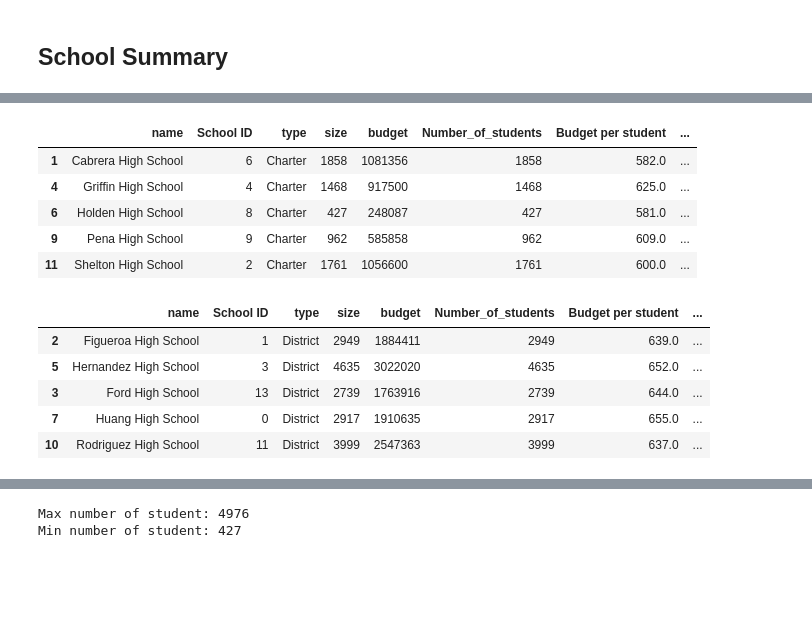
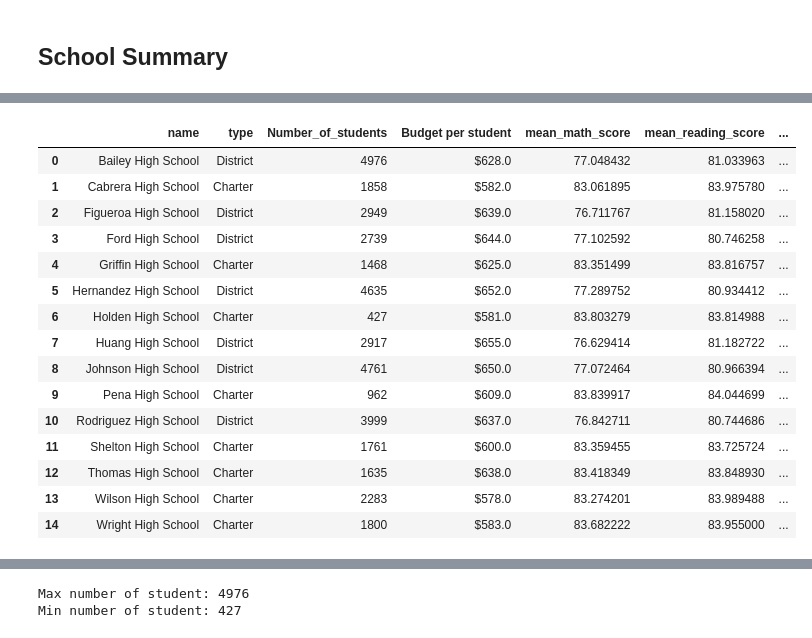
Before and after one commit to paulgarias/pandasHW4, a Jupyter notebook: PyCitySchools/PyCitySchools_Notebook.ipynb, the cells around one changed output, grey strips where cells are left out. Cells and saved outputs as stored; diff of their text form; code cells hidden in the pictures; blank space fills up the shorter version.

```diff
--- a/PyCitySchools/PyCitySchools_Notebook.ipynb
+++ b/PyCitySchools/PyCitySchools_Notebook.ipynb
@@ -86,9 +64,0 @@ df_schools_top = df_schools_4.sort_values('Overall Passing Rate',ascending=False
-# %%
-df_schools_top.head(5)
-# %% [output]
-|  | name | School ID | type | size | budget | Number_of_students | Budget per student | ... |
-| 1 | Cabrera High School | 6 | Charter | 1858 | 1081356 | 1858 | 582.0 | ... |
-| 4 | Griffin High School | 4 | Charter | 1468 | 917500 | 1468 | 625.0 | ... |
-| 6 | Holden High School | 8 | Charter | 427 | 248087 | 427 | 581.0 | ... |
-| 9 | Pena High School | 9 | Charter | 962 | 585858 | 962 | 609.0 | ... |
-| 11 | Shelton High School | 2 | Charter | 1761 | 1056600 | 1761 | 600.0 | ... |
@@ -97,9 +65,26 @@ df_schools_bottom = df_schools_4.sort_values('Overall Passing Rate')
-# %%
-df_schools_bottom.head()
-# %% [output]
-|  | name | School ID | type | size | budget | Number_of_students | Budget per student | ... |
-| 2 | Figueroa High School | 1 | District | 2949 | 1884411 | 2949 | 639.0 | ... |
-| 5 | Hernandez High School | 3 | District | 4635 | 3022020 | 4635 | 652.0 | ... |
-| 3 | Ford High School | 13 | District | 2739 | 1763916 | 2739 | 644.0 | ... |
-| 7 | Huang High School | 0 | District | 2917 | 1910635 | 2917 | 655.0 | ... |
-| 10 | Rodriguez High School | 11 | District | 3999 | 2547363 | 3999 | 637.0 | ... |
+# %%
+list_of_items =['name','type','Number_of_students','Budget per student','mean_math_score','mean_reading_score','Percentage_passing_math','Percentage_passing_reading','Overall Passing Rate']
+schools_summary = df_schools_4.copy()
+schools_summary = schools_summary[list_of_items]
+schools_summary['Percentage_passing_math'] = schools_summary['Percentage_passing_math'].map('{:4.2f}%'.format)
+schools_summary['Percentage_passing_reading'] = schools_summary['Percentage_passing_reading'].map('{:4.2f}%'.format)
+schools_summary['Overall Passing Rate'] = schools_summary['Overall Passing Rate'].map('{:4.2f}%'.format)
+schools_summary['Budget per student'] = schools_summary['Budget per student'].map('${:,}'.format)
+schools_summary
+# %% [output]
+|  | name | type | Number_of_students | Budget per student | mean_math_score | mean_reading_score | ... |
+| 0 | Bailey High School | District | 4976 | $628.0 | 77.048432 | 81.033963 | ... |
+| 1 | Cabrera High School | Charter | 1858 | $582.0 | 83.061895 | 83.975780 | ... |
+| 2 | Figueroa High School | District | 2949 | $639.0 | 76.711767 | 81.158020 | ... |
+| 3 | Ford High School | District | 2739 | $644.0 | 77.102592 | 80.746258 | ... |
+| 4 | Griffin High School | Charter | 1468 | $625.0 | 83.351499 | 83.816757 | ... |
+| 5 | Hernandez High School | District | 4635 | $652.0 | 77.289752 | 80.934412 | ... |
+| 6 | Holden High School | Charter | 427 | $581.0 | 83.803279 | 83.814988 | ... |
+| 7 | Huang High School | District | 2917 | $655.0 | 76.629414 | 81.182722 | ... |
+| 8 | Johnson High School | District | 4761 | $650.0 | 77.072464 | 80.966394 | ... |
+| 9 | Pena High School | Charter | 962 | $609.0 | 83.839917 | 84.044699 | ... |
+| 10 | Rodriguez High School | District | 3999 | $637.0 | 76.842711 | 80.744686 | ... |
+| 11 | Shelton High School | Charter | 1761 | $600.0 | 83.359455 | 83.725724 | ... |
+| 12 | Thomas High School | Charter | 1635 | $638.0 | 83.418349 | 83.848930 | ... |
+| 13 | Wilson High School | Charter | 2283 | $578.0 | 83.274201 | 83.989488 | ... |
+| 14 | Wright High School | Charter | 1800 | $583.0 | 83.682222 | 83.955000 | ... |
```
Also changed, not shown: parts of 21 cells of this notebook.
